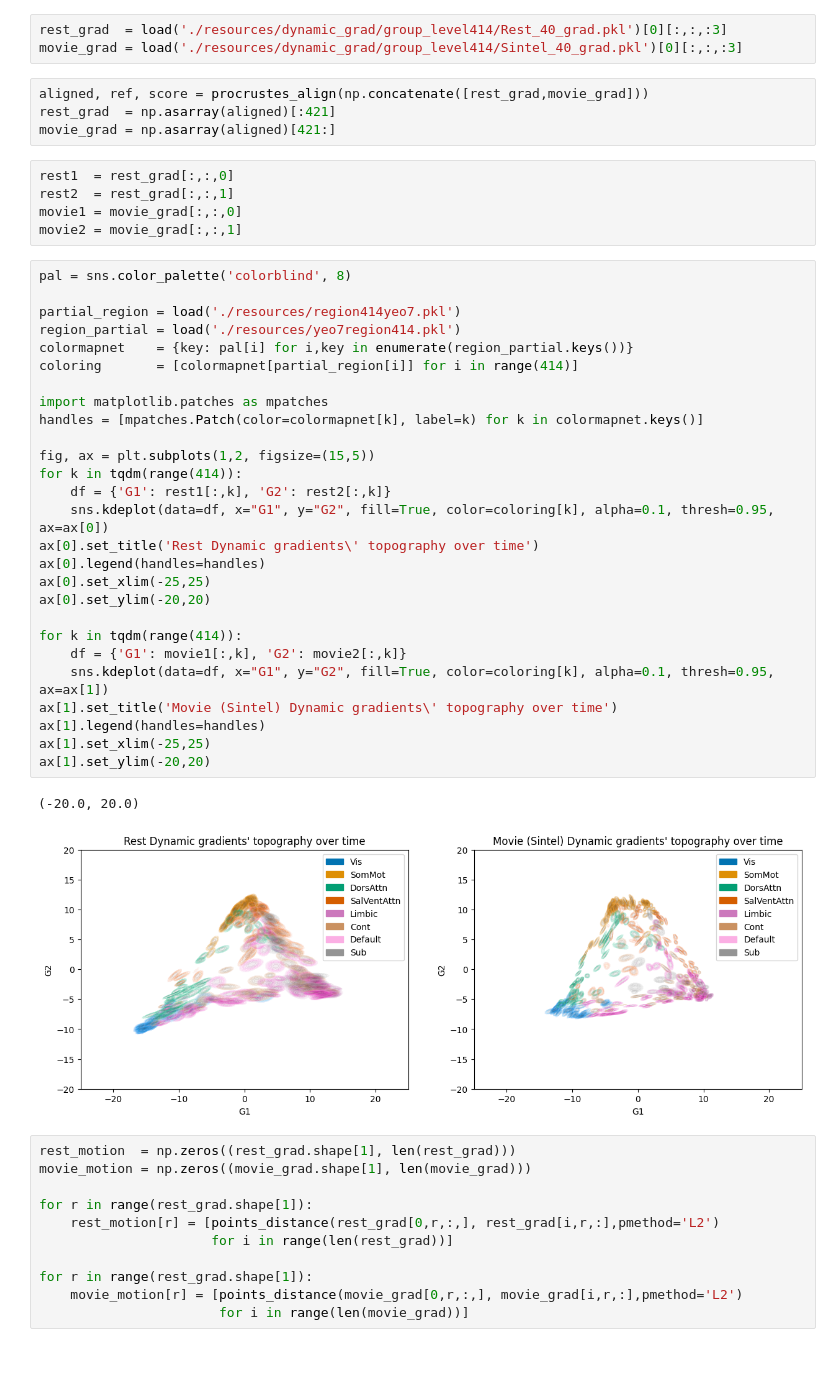
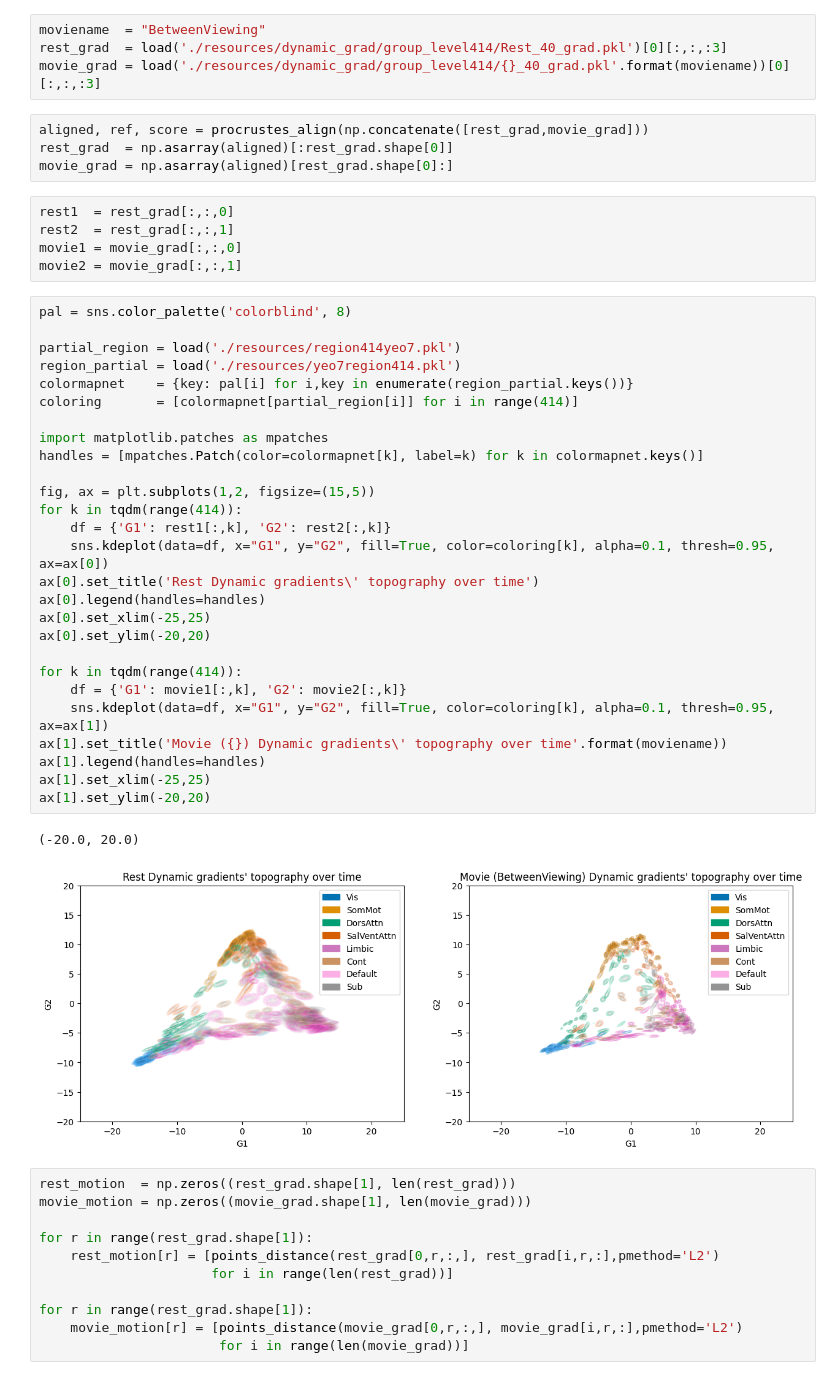
Before and after one commit to MIPLabCH/emoguide_gradients, a Jupyter notebook: 05_fmri_dynamic_gradient.ipynb, the cells around one changed output. Saved outputs shown, nothing was run; the diff lists cells and outputs as text.

```diff
--- a/05_fmri_dynamic_gradient.ipynb
+++ b/05_fmri_dynamic_gradient.ipynb
@@ -383,12 +383,13 @@ plt.show()
 # %% [markdown]
 ### "Non-dynamic" dynamic gradient plot
 # %%
+moviename  = "BetweenViewing"
 rest_grad  = load('./resources/dynamic_grad/group_level414/Rest_40_grad.pkl')[0][:,:,:3]
-movie_grad = load('./resources/dynamic_grad/group_level414/Sintel_40_grad.pkl')[0][:,:,:3]
+movie_grad = load('./resources/dynamic_grad/group_level414/{}_40_grad.pkl'.format(moviename))[0][:,:,:3]
 # %%
 aligned, ref, score = procrustes_align(np.concatenate([rest_grad,movie_grad]))
-rest_grad  = np.asarray(aligned)[:421]
-movie_grad = np.asarray(aligned)[421:]
+rest_grad  = np.asarray(aligned)[:rest_grad.shape[0]]
+movie_grad = np.asarray(aligned)[rest_grad.shape[0]:]
 # %%
 rest1  = rest_grad[:,:,0]
 rest2  = rest_grad[:,:,1]
@@ -397,33 +398,33 @@ movie2 = movie_grad[:,:,1]
 # %%
 pal = sns.color_palette('colorblind', 8)
 
 partial_region = load('./resources/region414yeo7.pkl')
 region_partial = load('./resources/yeo7region414.pkl')
 colormapnet    = {key: pal[i] for i,key in enumerate(region_partial.keys())}
 coloring       = [colormapnet[partial_region[i]] for i in range(414)]
 
 import matplotlib.patches as mpatches
 handles = [mpatches.Patch(color=colormapnet[k], label=k) for k in colormapnet.keys()]
 
 fig, ax = plt.subplots(1,2, figsize=(15,5))
 for k in tqdm(range(414)):
     df = {'G1': rest1[:,k], 'G2': rest2[:,k]}
     sns.kdeplot(data=df, x="G1", y="G2", fill=True, color=coloring[k], alpha=0.1, thresh=0.95, ax=ax[0])
 ax[0].set_title('Rest Dynamic gradients\' topography over time')
 ax[0].legend(handles=handles)
 ax[0].set_xlim(-25,25)
 ax[0].set_ylim(-20,20)
 
 for k in tqdm(range(414)):
     df = {'G1': movie1[:,k], 'G2': movie2[:,k]}
     sns.kdeplot(data=df, x="G1", y="G2", fill=True, color=coloring[k], alpha=0.1, thresh=0.95, ax=ax[1])
-ax[1].set_title('Movie (Sintel) Dynamic gradients\' topography over time')
+ax[1].set_title('Movie ({}) Dynamic gradients\' topography over time'.format(moviename))
 ax[1].legend(handles=handles)
 ax[1].set_xlim(-25,25)
 ax[1].set_ylim(-20,20)
 # %% [output]
 (-20.0, 20.0)
-[figure, old version]
+[figure, new version]
 # %%
 rest_motion  = np.zeros((rest_grad.shape[1], len(rest_grad)))
 movie_motion = np.zeros((movie_grad.shape[1], len(movie_grad)))
```
Also changed, not shown: parts of 4 cells of this notebook, 4 other files.
